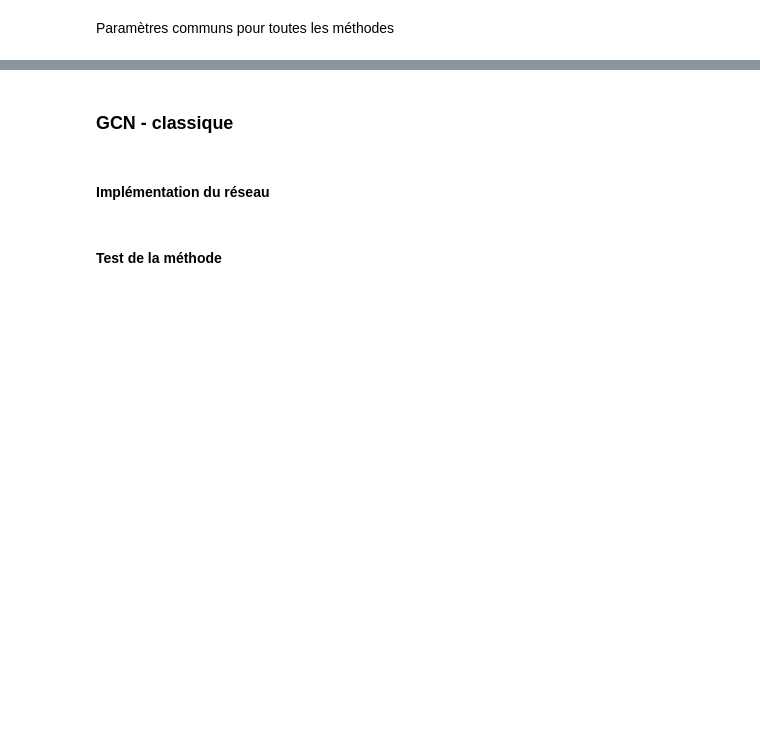
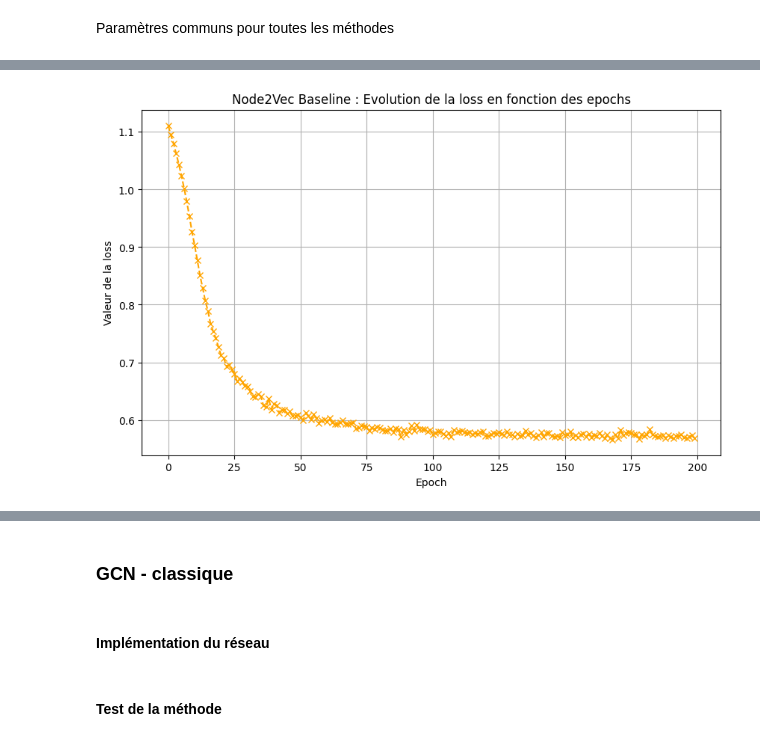
Before and after one commit to QuentinG0304/Graph_ML, a Jupyter notebook: GUIGNARD_LASNE_BOUMARD.ipynb, the cells around one changed output, grey strips where cells are left out. Saved outputs shown, nothing was run; the diff lists cells and outputs as text; code cells hidden in the pictures; blank space fills up the shorter version.

```diff
--- a/GUIGNARD_LASNE_BOUMARD.ipynb
+++ b/GUIGNARD_LASNE_BOUMARD.ipynb
@@ -943,0 +948,20 @@ num_epochs = 200
+# %%
+""" Notes:
+  - Classifier simple sur embeddings Node2Vec pré-entraînés
+  - Architecture : MLP 2 couches (64 → hidden → num_classes)
+  - Les embeddings Node2Vec sont FIXES (pas de backprop dedans)
+"""
+
+class Node2VecClassifier(torch.nn.Module):
+    def __init__(self, embedding_dim, num_classes, hidden_dim=16):
+        super().__init__()
+        self.fc1 = torch.nn.Linear(embedding_dim, hidden_dim)
+        self.fc2 = torch.nn.Linear(hidden_dim, num_classes)
+        self.dropout = torch.nn.Dropout(0.5)
+
+    def forward(self, x):
+        x = self.fc1(x)
+        x = F.relu(x)
+        x = self.dropout(x)
+        x = self.fc2(x)
+        return F.log_softmax(x, dim=1)
@@ -943,0 +970,68 @@ num_epochs = 200
+# %%
+if 'embeddings_n2v' in globals() and embeddings_n2v is not None:
+    print("--- Entraînement Classifier Node2Vec (Baseline) ---")
+
+    # Conversion embeddings en tensors PyTorch
+    X_n2v = torch.from_numpy(embeddings_n2v).float().to(device)
+
+    # Initialisation du modèle
+    n2v_classifier = Node2VecClassifier(
+        embedding_dim=embeddings_n2v.shape[1],
+        num_classes=dataset.num_classes,
+        hidden_dim=16
+    ).to(device)
+
+    optimizer_n2v_clf = torch.optim.Adam(n2v_classifier.parameters(), lr=0.01, weight_decay=5e-4)
+
+    # Liste pour stocker la loss à chaque epoch
+    n2v_epoch_losses = []
+
+    # Entraînement (même nombre d'epochs que GCN pour comparaison)
+    n2v_classifier.train()
+    for epoch in range(num_epochs):
+        optimizer_n2v_clf.zero_grad()
+        out = n2v_classifier(X_n2v)
+        loss = F.nll_loss(out[data.train_mask], data.y[data.train_mask])
+        loss.backward()
+        optimizer_n2v_clf.step()
+
+        # Sauvegarde de la loss
+        n2v_epoch_losses.append(loss.item())
+
+
+    # Évaluation
+    n2v_classifier.eval()
+    with torch.no_grad():
+        out = n2v_classifier(X_n2v)
+        pred = out.argmax(dim=1)
+
+        train_correct = (pred[data.train_mask] == data.y[data.train_mask]).sum()
+        val_correct = (pred[data.val_mask] == data.y[data.val_mask]).sum()
+        test_correct = (pred[data.test_mask] == data.y[data.test_mask]).sum()
+
+        n2v_train_acc = int(train_correct) / int(data.train_mask.sum())
+        n2v_val_acc = int(val_correct) / int(data.val_mask.sum())
+        n2v_test_acc = int(test_correct) / int(data.test_mask.sum())
+
+    print(f"\n✓ Résultats Node2Vec (Baseline) :")
+    print(f"  Train Accuracy : {n2v_train_acc:.4f}")
+    print(f"  Val Accuracy   : {n2v_val_acc:.4f}")
+    print(f"  Test Accuracy  : {n2v_test_acc:.4f}")
+
+    # Plot de l'évolution de la loss (format identique à GCN)
+    plt.figure(figsize=(10, 6))
+    plt.plot(list(range(num_epochs)), n2v_epoch_losses, marker='x', linestyle='--', color='orange')
+    plt.title("Node2Vec Baseline : Evolution de la loss en fonction des epochs")
+    plt.xlabel("Epoch")
+    plt.ylabel("Valeur de la loss")
+    plt.grid()
+    plt.show()
+
+    print(f"\n📊 Comparaison avec GCN :")
+    print(f"  - Node2Vec utilise UNIQUEMENT la structure du graphe (embeddings 64D)")
+    print(f"  - GCN fusionne structure + features d'origine (500D)")
+    print(f"  - Attendu : GCN devrait surperformer Node2Vec en exploitant les features")
+
+else:
+    print("⚠️  Embeddings Node2Vec non générés. Exécutez d'abord la cellule Node2Vec.")
+# %% [output]
@@ -943,0 +1044 @@ num_epochs = 200
+[figure, added]
```
Also changed, not shown: parts of 11 cells of this notebook.
